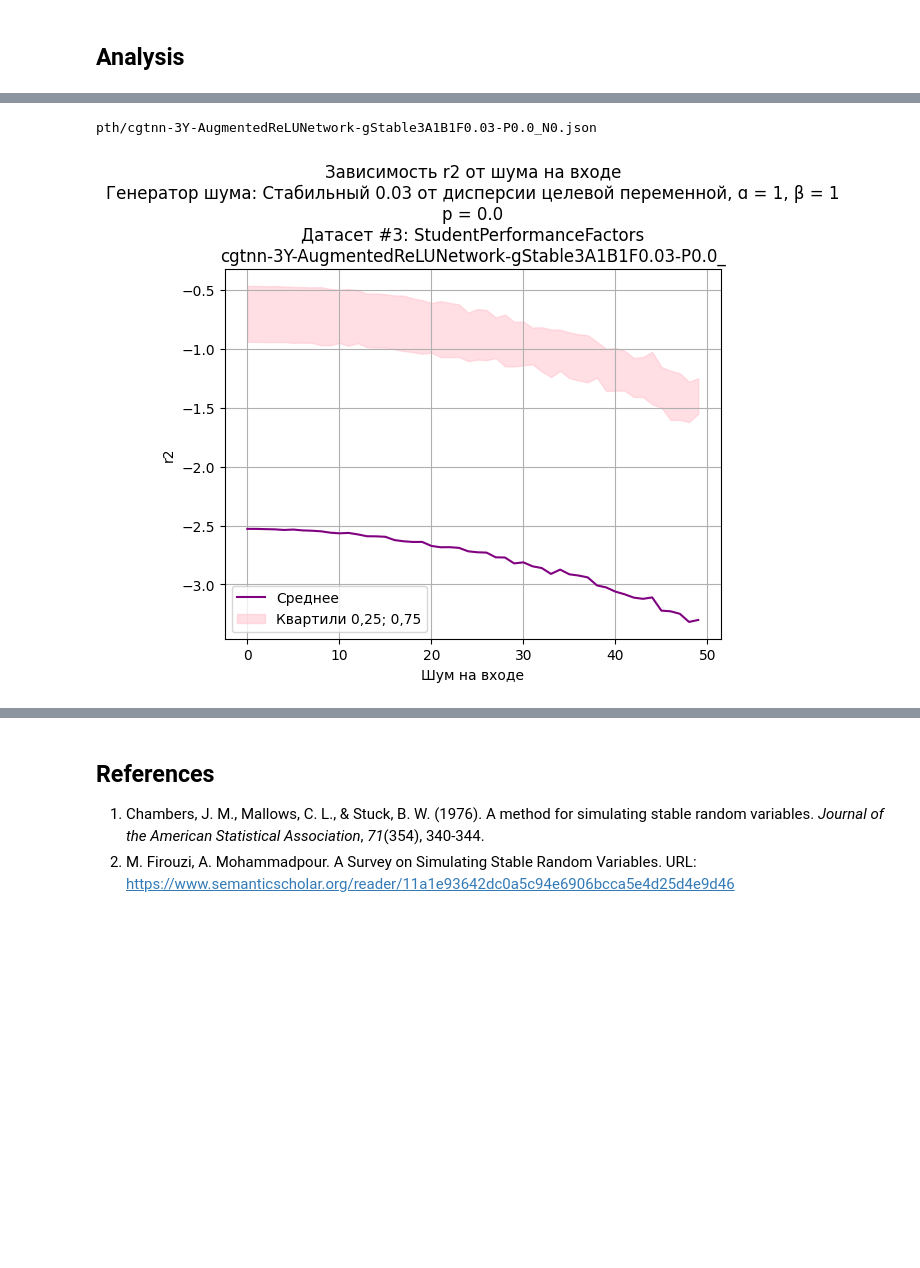
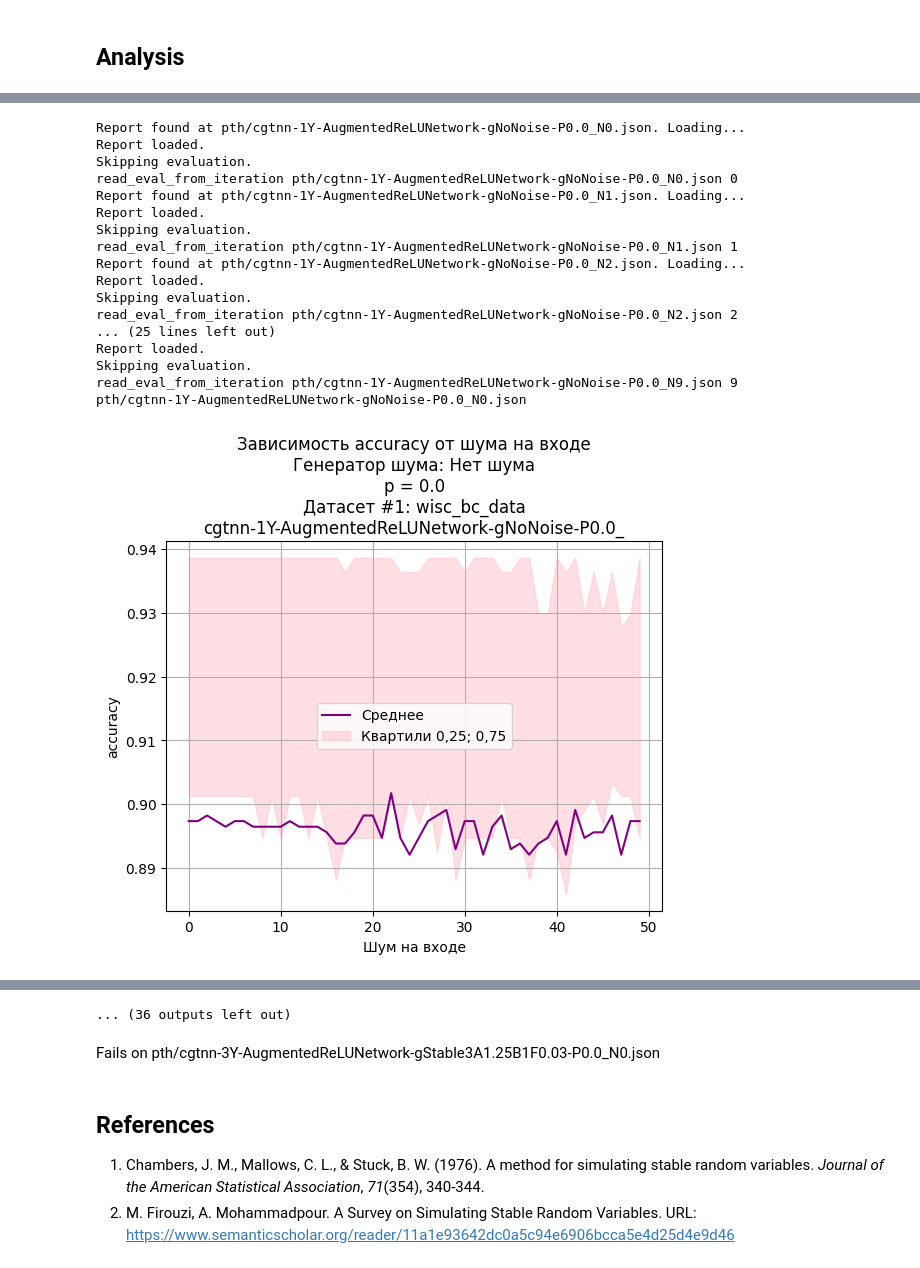
Before and after one commit to LISA-ITMO/CGT4NN, a Jupyter notebook: cgt-nn-rev8.ipynb, the cells around one changed output, grey strips where cells are left out. Cells and saved outputs as stored; diff of their text form; code cells hidden in the pictures; blank space fills up the shorter version.

```diff
--- a/cgt-nn-rev8.ipynb
+++ b/cgt-nn-rev8.ipynb
@@ -139,16 +152,14 @@ for i, dataset in enumerate(datasets):
         for p in pp:
             noise_generator = ng_maker(dataset)
             for iteration in range(iterations):
-                experiment_params = ExperimentParameters(iteration, p=p)
-
                 tr.create_and_train_model(
                     dataset,
-                    epochs,
+                    epochs * 2 if dataset in double_epochs_datasets else epochs,
                     learning_rate=LEARNING_RATE,
                     dry_run=False,
                     p=p,
                     iteration=iteration,
                     noise_generator=noise_generator,
-                    must_not_exist=False
+                    must_not_exist=True
                 )
 # %% [output]
@@ -300,12 +339,9 @@ def summarize_series_list(series_list: list[pd.Series]):
 
     return summary_df
 
-def pdf(prefix, n):
-    json = read_json(
-        'pth/' + prefix + 'N' + str(n) + '.json'
-    )
-
-    print(json)
+def load_df(path):
+    print(path)
+    json = read_json(path)
     eval = json['eval']
     return pd.DataFrame(eval)
 
@@ -317,7 +353,7 @@ for dataset in datasets:
         ]
 
         files = [
-            [pdf(prefix, n) for n in range(iterations)]
+            [load_df('pth/' + prefix + 'N' + str(n) + '.json') for n in range(iterations)]
             for prefix in prefixes
         ]
 
@@ -361,6 +403,7 @@ for dataset in datasets:
 KeyError: 'eval'
 # %%
-## 2x epochs
+## Working
+
 
 import json
 
@@ -368,7 +411,10 @@ import pandas as pd
 
 import matplotlib.pyplot as plt
 
+from cgtnnlib.LearningTask import is_classification_task
 from cgtnnlib.analyze import plot_deviant_curves_on_ax_or_plt
+from cgtnnlib.evaluate import eval_report_at_path
+from cgtnnlib.nn.AugmentedReLUNetwork import AugmentedReLUNetwork
 
 
 
@@ -397,45 +443,76 @@ for i, dataset in enumerate(datasets):
                 +f'-g{noise_generator.name}-P{p}_'
             )
 
-            #metric = 'accuracy'
-            metric = 'r2'
+            if is_classification_task(dataset.learning_task):
+                metric = 'accuracy'
+            else:
+                metric = 'r2'
 
-            def filename(n):
+            def report_path(n):
                 return f'pth/{prefix}N{n}.json'
 
+            def model_path(n):
+                return f'pth/{prefix}N{n}.pth'
+
+            def read_eval_from_iteration(n) -> pd.DataFrame:
+                path = report_path(n)
+                eval_report_at_path(
+                    report_path=path,
+                    model_path=model_path(n),
+                    constructor=AugmentedReLUNetwork,
+                    dataset=dataset,
+                    p=p,
+                )
+                print('read_eval_from_iteration', path, n)
+                return pd.DataFrame(read_json(path)['eval'])
+
             files = [
-                pd.DataFrame(
-                    read_json(filename(n))['eval']
-                )
+                read_eval_from_iteration(n)
                 for n in range(iterations)
             ]
 
-            print(filename(0))
+            print(report_path(0))
 
             double_epochs = summarize_series_list([file[metric] for file in files])
 
             plot_deviant_curves_on_ax_or_plt(
                 ax_or_plt=plt,
                 models=[{
                     'curve': double_epochs,
                     'color': 'purple',
                     'label': 'Среднее',
                     'quantiles_color': 'pink',
                     'quantiles_label': 'Квартили 0,25; 0,75',
                 }],
                 title='\n'.join([
                     # 'Кривая потерь, обучение с +0.03 шумом на входе',
                     f'Зависимость {metric} от шума на входе',
                     f'Генератор шума: {noise_generator.description}',
                     f'p = {p}',
                     f'Датасет #{dataset.number}: {dataset.name}',
                     prefix,
                 ]),
                 xlabel='Шум на входе',
                 ylabel=metric,
                 quantiles_alpha=0.5,
             )
             plt.show()
 # %% [output]
-pth/cgtnn-3Y-AugmentedReLUNetwork-gStable3A1B1F0.03-P0.0_N0.json
+Report found at pth/cgtnn-1Y-AugmentedReLUNetwork-gNoNoise-P0.0_N0.json. Loading...
+Report loaded.
+Skipping evaluation.
+read_eval_from_iteration pth/cgtnn-1Y-AugmentedReLUNetwork-gNoNoise-P0.0_N0.json 0
+Report found at pth/cgtnn-1Y-AugmentedReLUNetwork-gNoNoise-P0.0_N1.json. Loading...
+Report loaded.
+Skipping evaluation.
+read_eval_from_iteration pth/cgtnn-1Y-AugmentedReLUNetwork-gNoNoise-P0.0_N1.json 1
+Report found at pth/cgtnn-1Y-AugmentedReLUNetwork-gNoNoise-P0.0_N2.json. Loading...
+Report loaded.
+Skipping evaluation.
+read_eval_from_iteration pth/cgtnn-1Y-AugmentedReLUNetwork-gNoNoise-P0.0_N2.json 2
+... (25 lines left out)
+Report loaded.
+Skipping evaluation.
+read_eval_from_iteration pth/cgtnn-1Y-AugmentedReLUNetwork-gNoNoise-P0.0_N9.json 9
+pth/cgtnn-1Y-AugmentedReLUNetwork-gNoNoise-P0.0_N0.json
-[figure, old version]
+[figure, new version]
@@ -443,3 +609,6 @@ KeyError: 'eval'
+... (36 outputs left out)
+# %% [markdown]
+Fails on pth/cgtnn-3Y-AugmentedReLUNetwork-gStable3A1.25B1F0.03-P0.0_N0.json
 # %% [markdown]
 ## References
 
```
Also changed, not shown: parts of 9 cells of this notebook, 10 other files.
